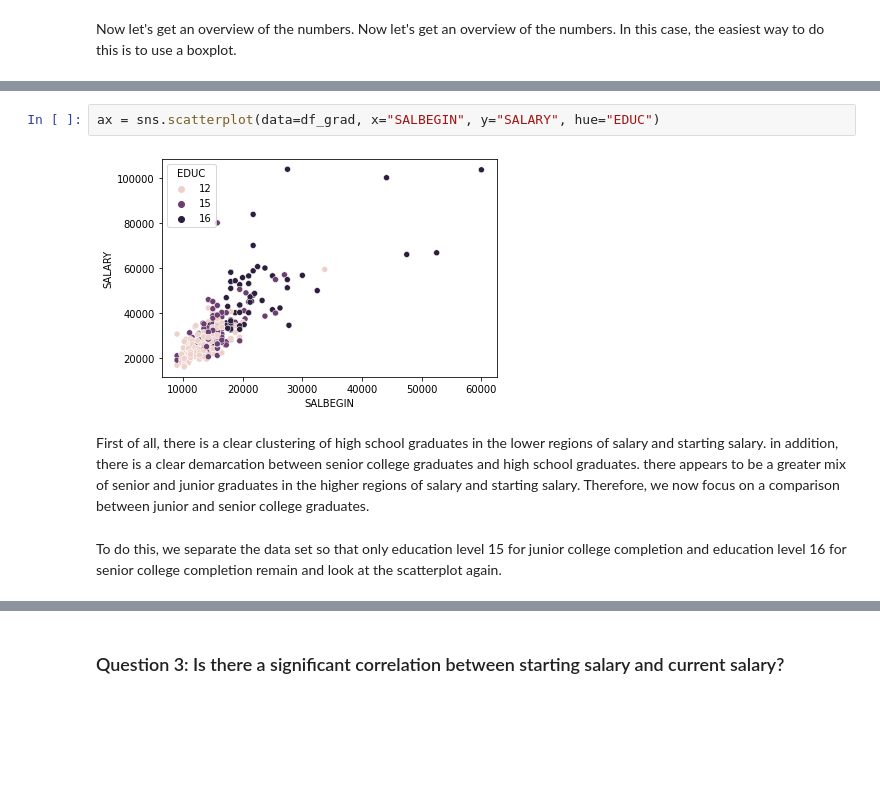
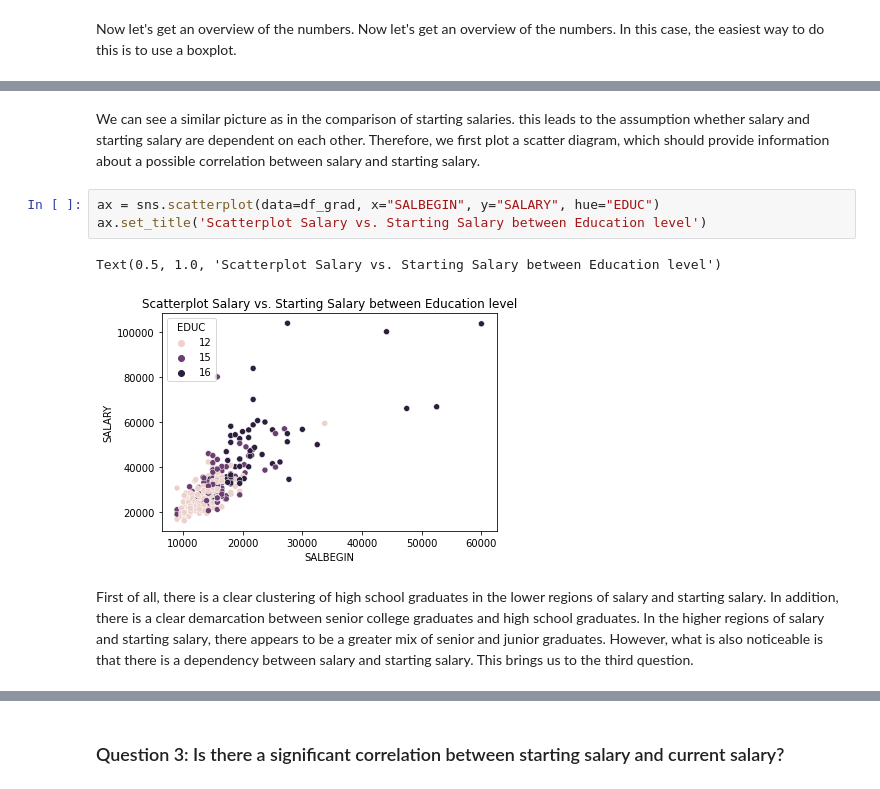
Before and after one commit to mue94/ds-eda-project, a Jupyter notebook: EDA_Project.ipynb, the cells around one changed output, grey strips where cells are left out. Cells and saved outputs as stored; diff of their text form; blank space fills up the shorter version.

```diff
--- a/EDA_Project.ipynb
+++ b/EDA_Project.ipynb
@@ -172,8 +220,10 @@ In order to achieve meaningful results, we focus in the following only on the 4
+# %% [markdown]
+We can see a similar picture as in the comparison of starting salaries. this leads to the assumption whether salary and starting salary are dependent on each other. Therefore, we first plot a scatter diagram, which should provide information about a possible correlation between salary and starting salary.
 # %%
 ax = sns.scatterplot(data=df_grad, x="SALBEGIN", y="SALARY", hue="EDUC")
+ax.set_title('Scatterplot Salary vs. Starting Salary between Education level')
 # %% [output]
+Text(0.5, 1.0, 'Scatterplot Salary vs. Starting Salary between Education level')
-[figure, old version]
+[figure, new version]
 # %% [markdown]
-First of all, there is a clear clustering of high school graduates in the lower regions of salary and starting salary. in addition, there is a clear demarcation between senior college graduates and high school graduates. there appears to be a greater mix of senior and junior graduates in the higher regions of salary and starting salary. Therefore, we now focus on a comparison between junior and senior college graduates.
+First of all, there is a clear clustering of high school graduates in the lower regions of salary and starting salary. In addition, there is a clear demarcation between senior college graduates and high school graduates. In the higher regions of salary and starting salary, there appears to be a greater mix of senior and junior graduates. However, what is also noticeable is that there is a dependency between salary and starting salary. This brings us to the third question.
-# %% [markdown]
-To do this, we separate the data set so that only education level 15 for junior college completion and education level 16 for senior college completion remain and look at the scatterplot again.
```
Also changed, not shown: parts of 50 cells of this notebook.
